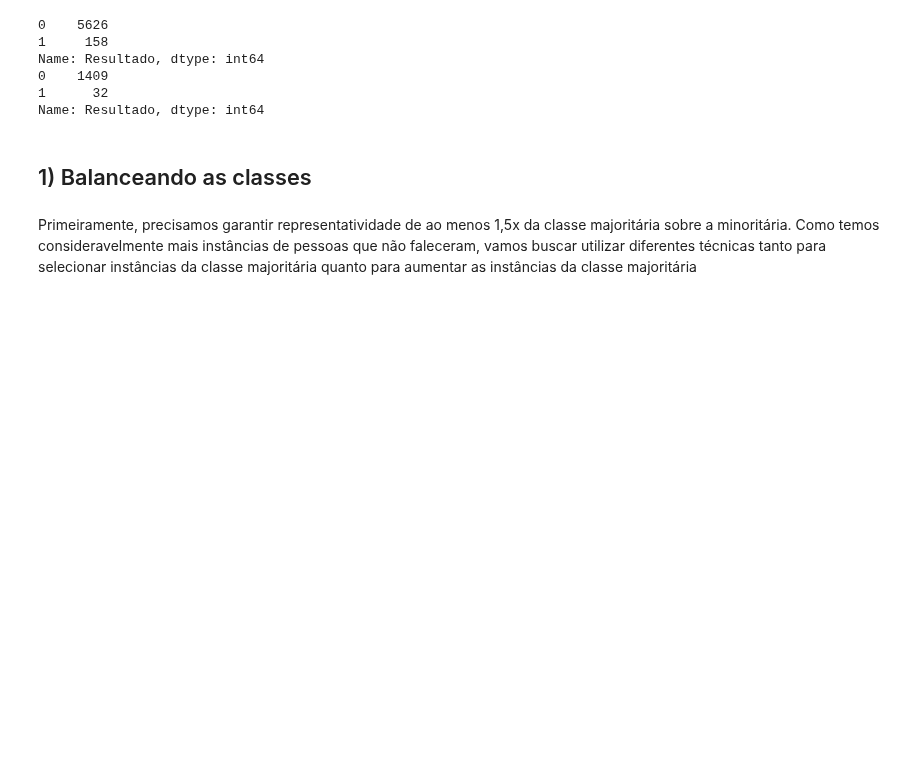
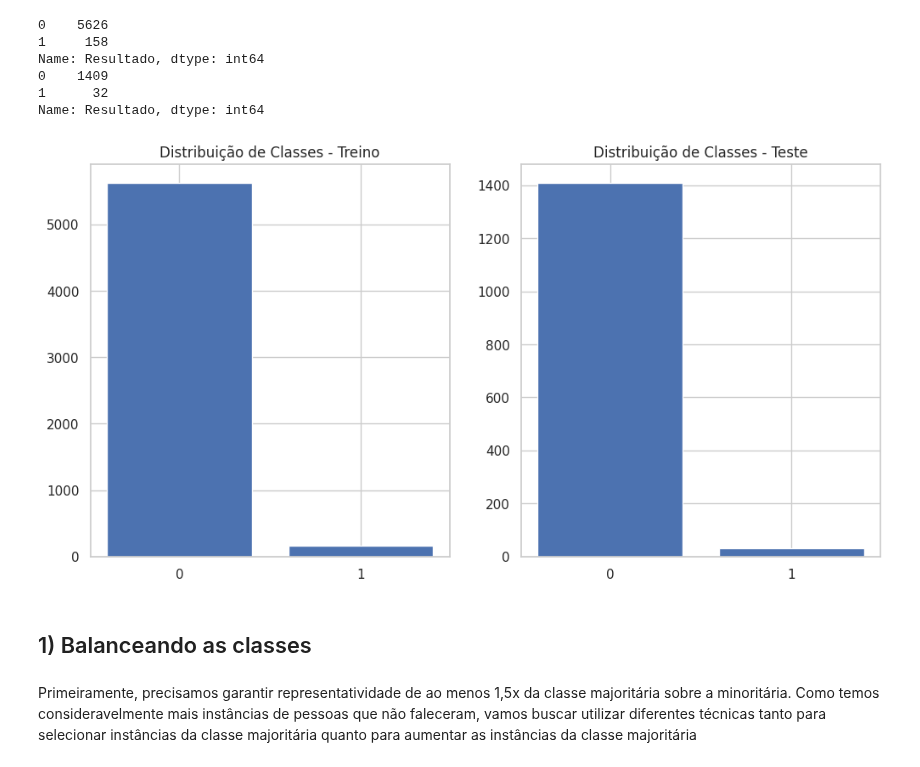
Before and after one commit to lipecorradini/mc853, a Jupyter notebook: training.ipynb, the cells around one changed output. Cells and saved outputs as stored; diff of their text form; code cells hidden in the pictures; blank space fills up the shorter version.

```diff
--- a/training.ipynb
+++ b/training.ipynb
@@ -12,6 +12,28 @@ Name: Resultado, dtype: int64
 0    1409
 1      32
 Name: Resultado, dtype: int64
+# %%
+# Plotando a divisão de classes para conjunto de treino e teste lado a lado
+import matplotlib.pyplot as plt
+import seaborn as sns
+
+plt.figure(figsize=(12, 6))
+ax1 = plt.subplot(121)
+
+classes = [0,1]
+counts = [df_train['Resultado'].value_counts().get(c, 0) for c in classes]
+plt.bar(x=classes, height=counts, tick_label=classes)
+plt.title('Distribuição de Classes - Treino')
+
+
+ax2 = plt.subplot(122)
+counts = [df_test['Resultado'].value_counts().get(c, 0) for c in classes]
+plt.bar(x=classes, height=counts, tick_label=classes)
+plt.title('Distribuição de Classes - Teste')
+
+plt.savefig('./source/images/distribuicao_classes.png')
+# %% [output]
+[figure, added]
 # %%
 y_test = df_test['Resultado'].to_numpy()
 X_test = df_test.drop(['Resultado'], axis=1).to_numpy()
```
Also changed, not shown: 2 other files.
